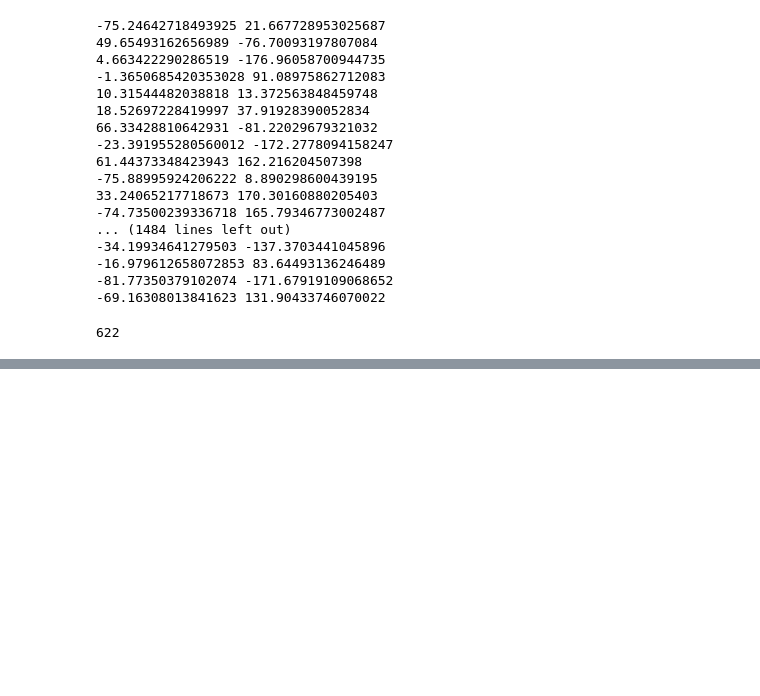
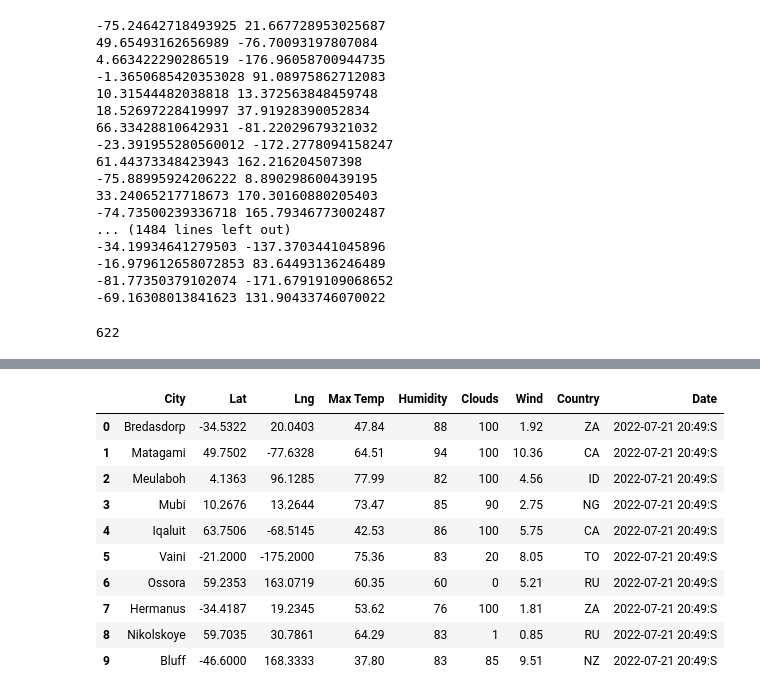
Before and after one commit to jmoletteire/World-Weather-Analysis, a Jupyter notebook: WeatherPy.ipynb, the cells around one changed output, grey strips where cells are left out. Drawn from its saved outputs; the diff is of its cells as text; code cells hidden in the pictures; blank space fills up the shorter version.

```diff
--- a/WeatherPy.ipynb
+++ b/WeatherPy.ipynb
@@ -53,0 +140,15 @@ len(cities)
+# %%
+city_data_df = pd.DataFrame(city_data)
+city_data_df.head(10)
+# %% [output]
+|  | City | Lat | Lng | Max Temp | Humidity | Clouds | Wind | Country | Date |
+| 0 | Bredasdorp | -34.5322 | 20.0403 | 47.84 | 88 | 100 | 1.92 | ZA | 2022-07-21 20:49:S |
+| 1 | Matagami | 49.7502 | -77.6328 | 64.51 | 94 | 100 | 10.36 | CA | 2022-07-21 20:49:S |
+| 2 | Meulaboh | 4.1363 | 96.1285 | 77.99 | 82 | 100 | 4.56 | ID | 2022-07-21 20:49:S |
+| 3 | Mubi | 10.2676 | 13.2644 | 73.47 | 85 | 90 | 2.75 | NG | 2022-07-21 20:49:S |
+| 4 | Iqaluit | 63.7506 | -68.5145 | 42.53 | 86 | 100 | 5.75 | CA | 2022-07-21 20:49:S |
+| 5 | Vaini | -21.2000 | -175.2000 | 75.36 | 83 | 20 | 8.05 | TO | 2022-07-21 20:49:S |
+| 6 | Ossora | 59.2353 | 163.0719 | 60.35 | 60 | 0 | 5.21 | RU | 2022-07-21 20:49:S |
+| 7 | Hermanus | -34.4187 | 19.2345 | 53.62 | 76 | 100 | 1.81 | ZA | 2022-07-21 20:49:S |
+| 8 | Nikolskoye | 59.7035 | 30.7861 | 64.29 | 83 | 1 | 0.85 | RU | 2022-07-21 20:49:S |
+| 9 | Bluff | -46.6000 | 168.3333 | 37.80 | 83 | 85 | 9.51 | NZ | 2022-07-21 20:49:S |
```
Also changed, not shown: parts of 4 cells of this notebook, 4 other files.
